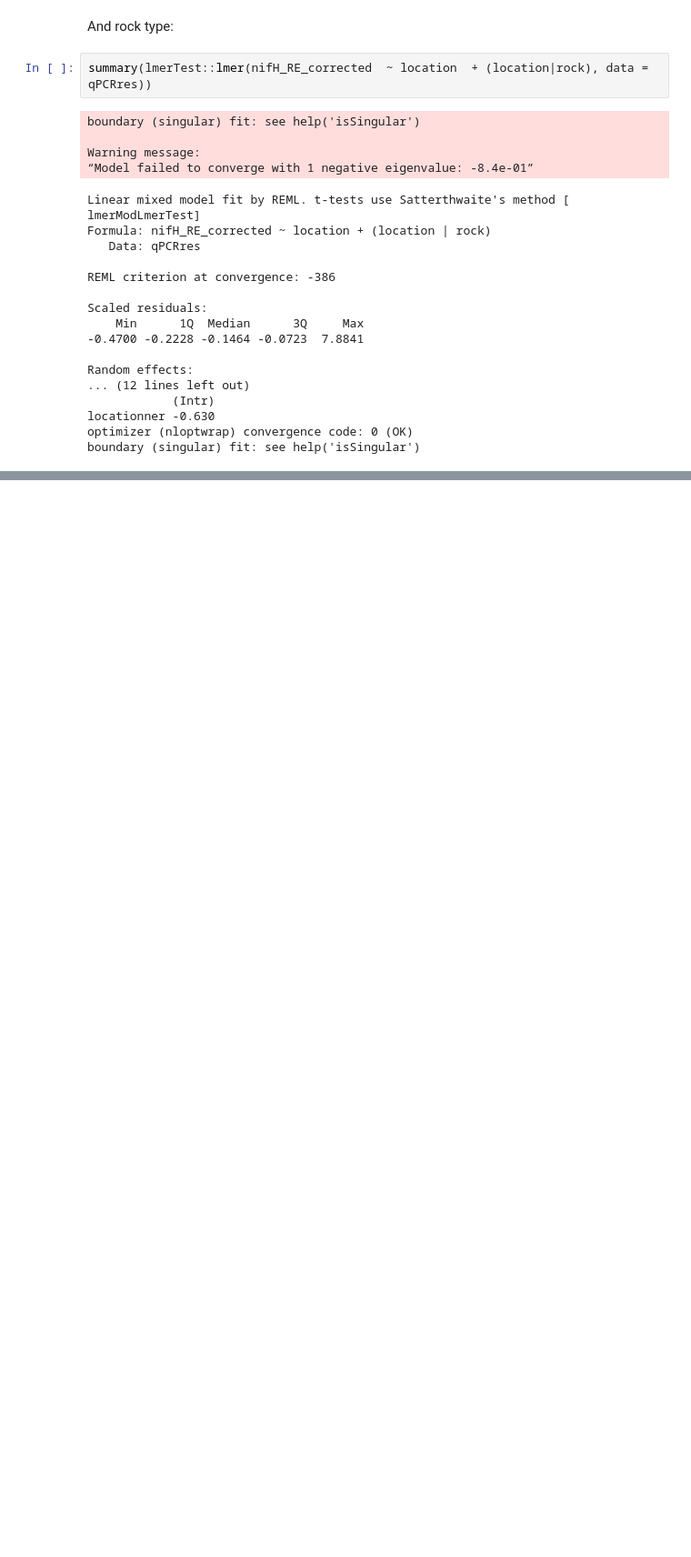
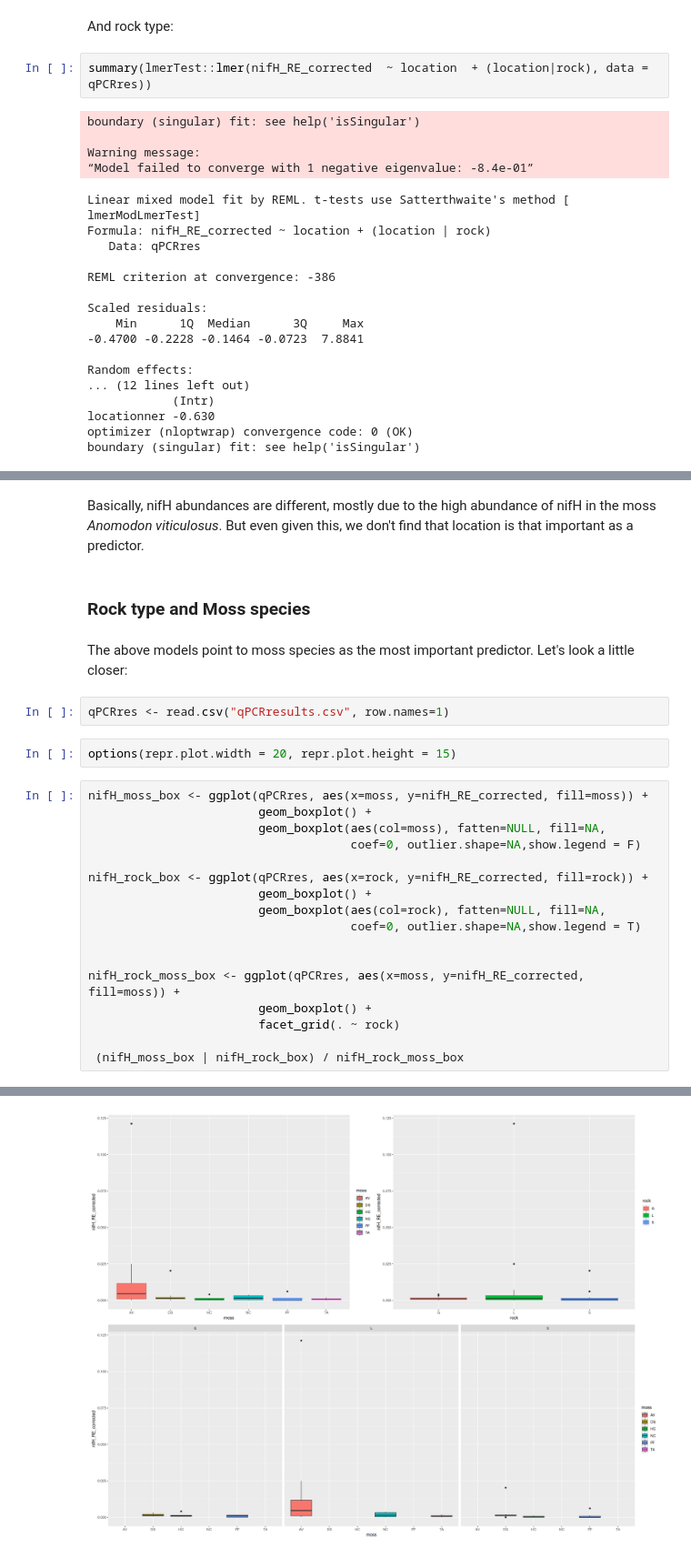
Before and after one commit to danchurch/mossCyano_qPCR, a Jupyter notebook: rock_moss_cyano_qPCR_analysis.ipynb, the cells around one changed output, grey strips where cells are left out. Shown at 91% size. Cells and saved outputs as stored; diff of their text form; blank space fills up the shorter version.

```diff
--- a/rock_moss_cyano_qPCR_analysis.ipynb
+++ b/rock_moss_cyano_qPCR_analysis.ipynb
@@ -410,0 +462,29 @@ Great, sampler didn't even converge. And both models are complaining about singu
+# %% [markdown]
+Basically, nifH abundances are different, mostly due to the high abundance of nifH in the moss <i>Anomodon viticulosus</i>. But even given this, we don't find that location is that important as a predictor.
+# %% [markdown]
+<a id=nifHrockMoss></a>
+### Rock type and Moss species
+# %% [markdown]
+The above models point to moss species as the most important predictor. Let's look a little closer:
+# %%
+qPCRres <- read.csv("qPCRresults.csv", row.names=1)
+# %%
+options(repr.plot.width = 20, repr.plot.height = 15)
+# %%
+nifH_moss_box <- ggplot(qPCRres, aes(x=moss, y=nifH_RE_corrected, fill=moss)) +
+                        geom_boxplot() +
+                        geom_boxplot(aes(col=moss), fatten=NULL, fill=NA,
+                                     coef=0, outlier.shape=NA,show.legend = F)
+
+nifH_rock_box <- ggplot(qPCRres, aes(x=rock, y=nifH_RE_corrected, fill=rock)) +
+                        geom_boxplot() +
+                        geom_boxplot(aes(col=rock), fatten=NULL, fill=NA,
+                                     coef=0, outlier.shape=NA,show.legend = T)
+
+
+nifH_rock_moss_box <- ggplot(qPCRres, aes(x=moss, y=nifH_RE_corrected, fill=moss)) +
+                        geom_boxplot() +
+                        facet_grid(. ~ rock)
+
+ (nifH_moss_box | nifH_rock_box) / nifH_rock_moss_box
+# %% [output]
@@ -410,0 +508 @@ Great, sampler didn't even converge. And both models are complaining about singu
+[figure, added]
```
Also changed, not shown: parts of 54 cells of this notebook, 3 other files.
